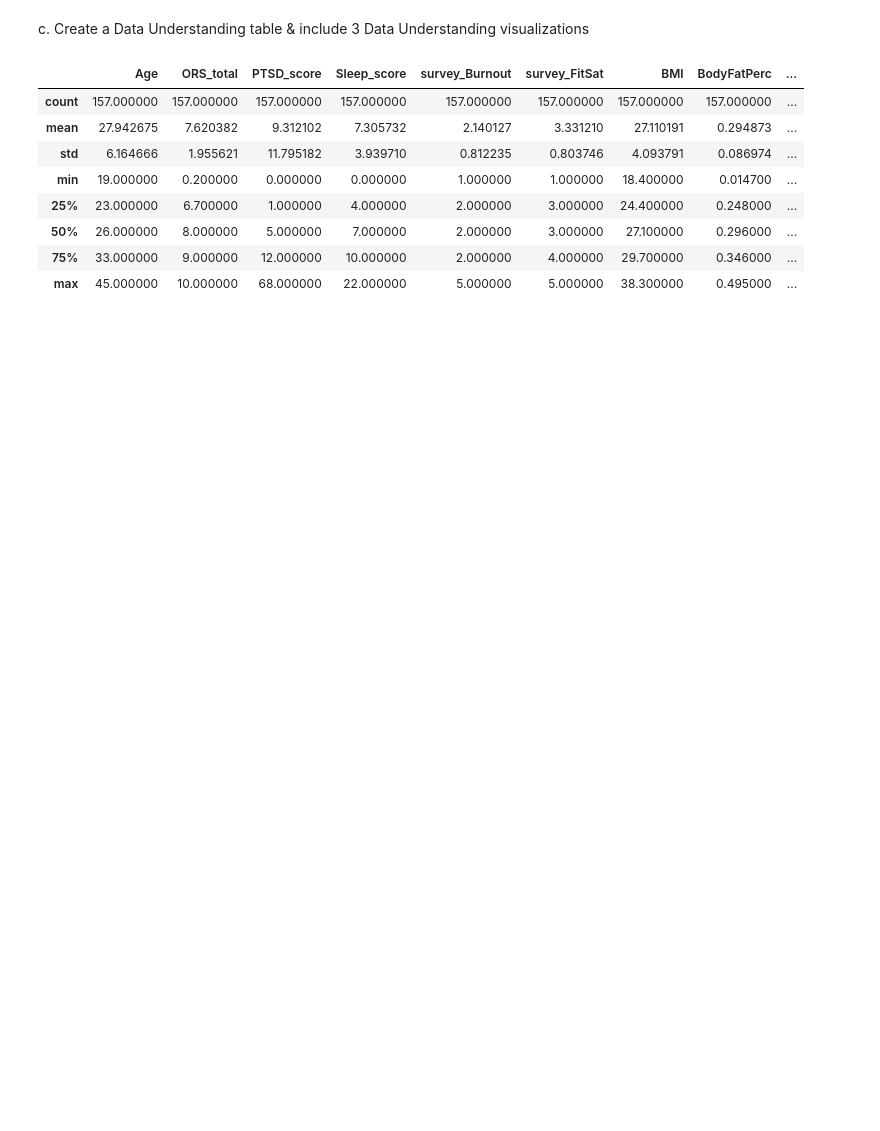
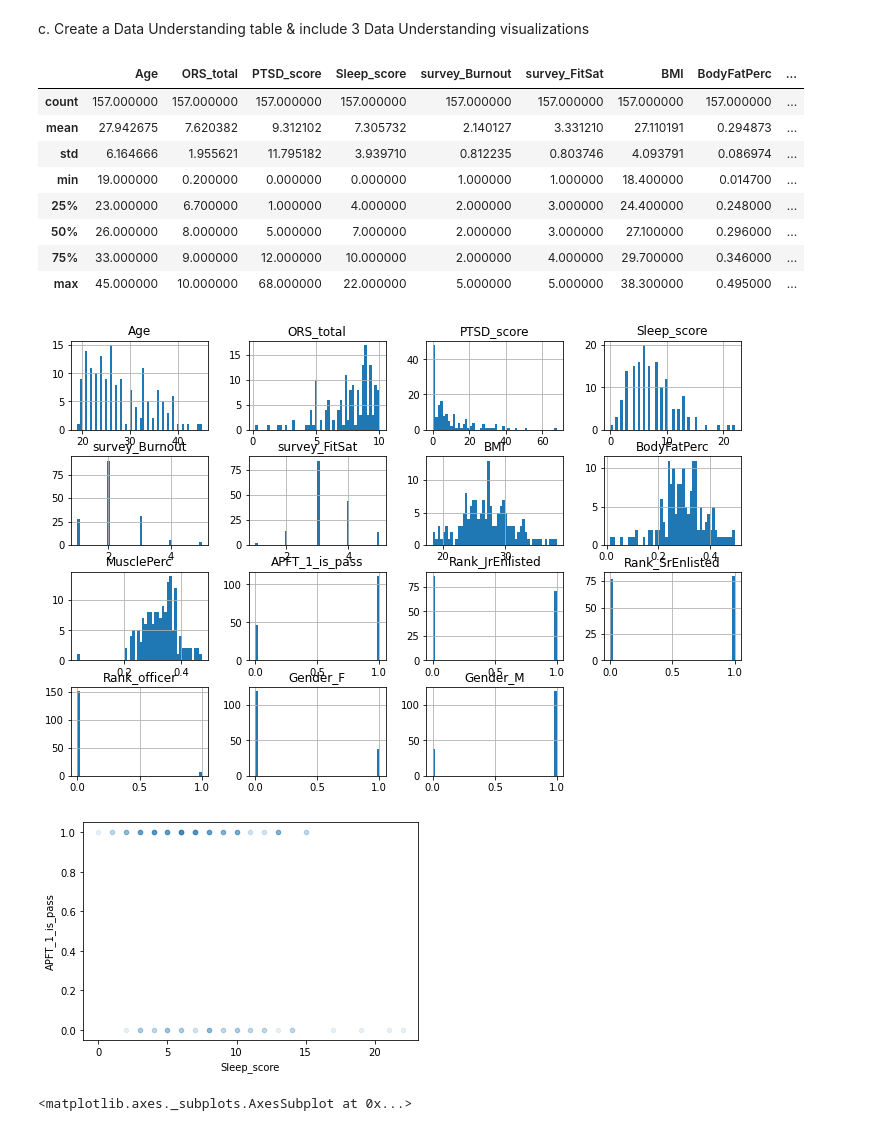
Before and after one commit to djfLtC0dr/python-playground, a Jupyter notebook: DASC522/djfDASC522_HW2.ipynb, the cells around one changed output. Saved outputs shown, nothing was run; the diff lists cells and outputs as text; code cells hidden in the pictures; blank space fills up the shorter version.

Commit message:
complete thru C 3x data viz

```diff
--- a/DASC522/djfDASC522_HW2.ipynb
+++ b/DASC522/djfDASC522_HW2.ipynb
@@ -47,3 +70,26 @@ data_encoded.describe()
 | 50% | 26.000000 | 8.000000 | 5.000000 | 7.000000 | 2.000000 | 3.000000 | 27.100000 | 0.296000 | ... |
 | 75% | 33.000000 | 9.000000 | 12.000000 | 10.000000 | 2.000000 | 4.000000 | 29.700000 | 0.346000 | ... |
 | max | 45.000000 | 10.000000 | 68.000000 | 22.000000 | 5.000000 | 5.000000 | 38.300000 | 0.495000 | ... |
+# %%
+# separate the independent and dependent variables
+X = data_encoded.loc[:, data_encoded.columns != 'APFT_1_is_pass']
+y = data_encoded.loc[:, data_encoded.columns == 'APFT_1_is_pass']
+X = sm.add_constant(X)
+#print(X.columns)
+
+#histplot
+data_encoded.hist(bins=50, figsize=(12,8))
+
+# scatterplot by Sleep_score
+data_encoded.plot(kind='scatter', x='Sleep_score', y='APFT_1_is_pass', alpha=0.1)
+plt.show()
+
+# correlation matrix
+corr_matrix = data_encoded.corr()
+#apft_corr = np.asarray(corr_matrix['APFT_1_is_pass']).reshape(15,1)
+fig, ax = plt.subplots(figsize=(12,8))
+sns.heatmap(corr_matrix, cmap='RdBu', vmin=-1, vmax=1, annot=True, square=True, ax=ax)
+# %% [output]
+[figure, added]
+[figure, added]
+<matplotlib.axes._subplots.AxesSubplot at 0x...>
```
Also changed, not shown: parts of 3 cells of this notebook.
